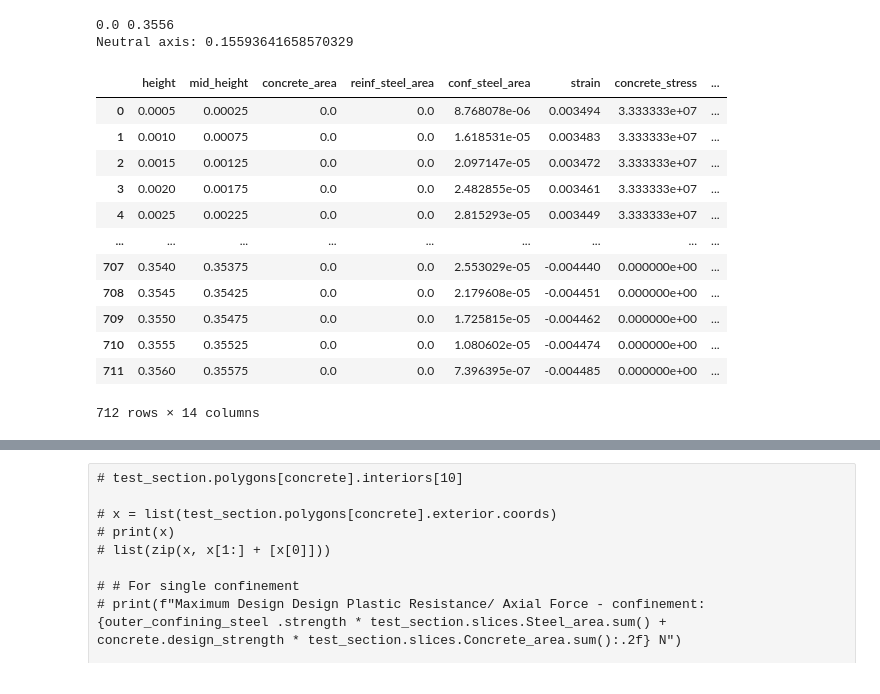
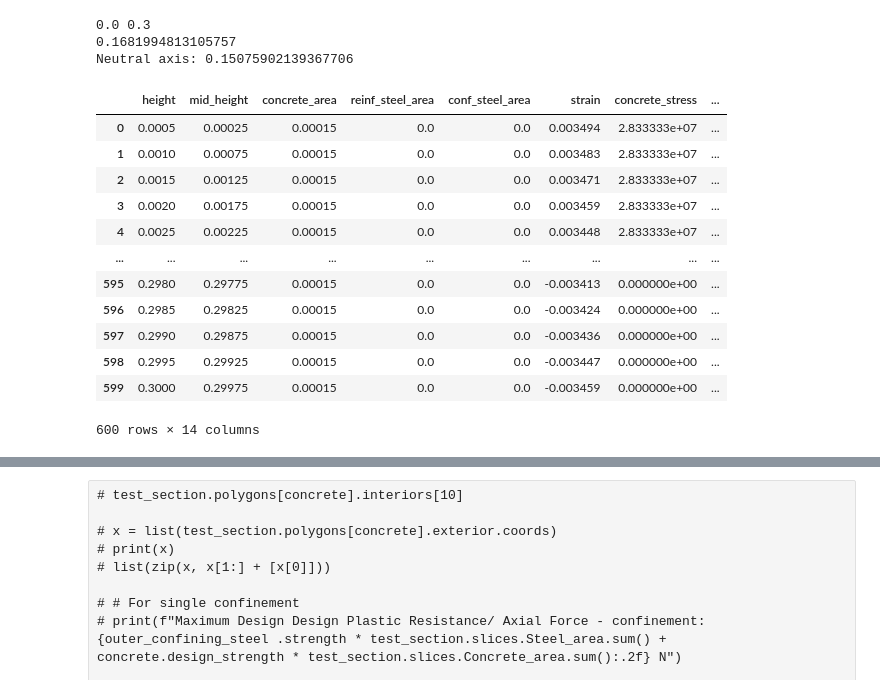
Before and after one commit to AntigoniChatzidaki/Thesis-Section-Analysis, a Jupyter notebook: Section_Analysis.ipynb, the cells around one changed output, grey strips where cells are left out. Drawn from its saved outputs; the diff is of its cells as text; code cells hidden in the pictures.

```diff
--- a/Section_Analysis.ipynb
+++ b/Section_Analysis.ipynb
@@ -13,7 +13,7 @@ from Sections import Rectangular, Section, HollowRectangular, HollowCircular
 frp = Material('FRP', 600e6, 80e9, 'black')
 conf_steel = Steel('Confining Steel', 190e9, 355e6, 'blue')
 reinf_steel = Steel('Reinforcing Steel', 190e9, 500e6, 'black')
-concrete = Concrete('Concrete', 37e9, 50e6, 'gray',None,conf_steel, 0.707878495, 2.5) # TODO
+concrete = Concrete('Concrete', 37e9, 50e6, 'gray',reinf_steel,None, 0.707878495, 2.5) # TODO
 
 # test_section = HollowRectangular(concrete, 0.600, 0.600,0.2,0.2,0.20)
 
@@ -25,12 +25,12 @@ concrete = Concrete('Concrete', 37e9, 50e6, 'gray',None,conf_steel, 0.707878495,
 title = '300x300_Original_Max_Mz_moments_z'
 
 
-test_outer_steel = HollowCircular(conf_steel, 0.3556, 0.0088, 0.1778, 0.1778)
-test_concrete = HollowCircular(concrete, 0.338, 0.04675, 0.1778, 0.1778)
-test_inner_steel = HollowCircular(conf_steel, 0.2445, 0.0063, 0.1778, 0.1778)
+# test_outer_steel = HollowCircular(conf_steel, 0.3556, 0.0088, 0.1778, 0.1778)
+# test_concrete = HollowCircular(concrete, 0.338, 0.04675, 0.1778, 0.1778)
+# test_inner_steel = HollowCircular(conf_steel, 0.2445, 0.0063, 0.1778, 0.1778)
 
-# test_section = Rectangular(concrete, 0.3, 0.3)
-# test_section.add_reinforcements(reinf_steel, 0.032, [(0.058,0.058) , (0.242,0.058) , (0.058,0.242) , (0.242,0.242)])
+test_section = Rectangular(concrete, 0.3, 0.3)
+test_section.add_reinforcements(reinf_steel, 0.032, [(0.058,0.058) , (0.242,0.058) , (0.058,0.242) , (0.242,0.242)])
 
 
 # test_section.add_reinforcements(reinf_steel, 0.032, [(0.075,0.075) , (0.525,0.075) , (0.075,0.525) , (0.525,0.525) , (0.225,0.075) , (0.075,0.225) , (0.525,0.225) , (0.225,0.525) , (0.375,0.075) , (0.075,0.375) , (0.375,0.525) , (0.525,0.375)
@@ -44,31 +44,32 @@ test_inner_steel = HollowCircular(conf_steel, 0.2445, 0.0063, 0.1778, 0.1778)
 
 # test_outer_steel = HollowRectangular(outer_confining_steel, 0.14, 0.26, 0.1274, 0.2474, 0.0063, 0, 0)
 # test_concrete = Rectangular(concrete, 0.1274, 0.2474, 0.0063, 0.0063)
-test_section = test_outer_steel + test_concrete + test_inner_steel
+# test_section = test_outer_steel + test_concrete + test_inner_steel
 # %%
 test_section.generate_slices()
 # test_section.slices.reinf_steel_area.sum()
-test_section.confinement_and_second_order_effect (4.6, 4e4, 29130, -14390 )# TODO
-test_section.calculate_neutral_axis( 4e4, 0.0088) # TODO
+test_section.confinement_and_second_order_effect (4.6, 1000000, 29130000, -14390000 )# TODO
+test_section.calculate_neutral_axis( 1000000, 0.0088) # TODO
 print("Neutral axis:", test_section.neutral_axis)
 test_section.slices.to_csv("output.csv")
 test_section.slices
 # %% [output]
-0.0 0.3556
-Neutral axis: 0.15593641658570329
+0.0 0.3
+0.1681994813105757
+Neutral axis: 0.15075902139367706
 |  | height | mid_height | concrete_area | reinf_steel_area | conf_steel_area | strain | concrete_stress | ... |
-| 0 | 0.0005 | 0.00025 | 0.0 | 0.0 | 8.768078e-06 | 0.003494 | 3.333333e+07 | ... |
-| 1 | 0.0010 | 0.00075 | 0.0 | 0.0 | 1.618531e-05 | 0.003483 | 3.333333e+07 | ... |
-| 2 | 0.0015 | 0.00125 | 0.0 | 0.0 | 2.097147e-05 | 0.003472 | 3.333333e+07 | ... |
-| 3 | 0.0020 | 0.00175 | 0.0 | 0.0 | 2.482855e-05 | 0.003461 | 3.333333e+07 | ... |
-| 4 | 0.0025 | 0.00225 | 0.0 | 0.0 | 2.815293e-05 | 0.003449 | 3.333333e+07 | ... |
+| 0 | 0.0005 | 0.00025 | 0.00015 | 0.0 | 0.0 | 0.003494 | 2.833333e+07 | ... |
+| 1 | 0.0010 | 0.00075 | 0.00015 | 0.0 | 0.0 | 0.003483 | 2.833333e+07 | ... |
+| 2 | 0.0015 | 0.00125 | 0.00015 | 0.0 | 0.0 | 0.003471 | 2.833333e+07 | ... |
+| 3 | 0.0020 | 0.00175 | 0.00015 | 0.0 | 0.0 | 0.003459 | 2.833333e+07 | ... |
+| 4 | 0.0025 | 0.00225 | 0.00015 | 0.0 | 0.0 | 0.003448 | 2.833333e+07 | ... |
 | ... | ... | ... | ... | ... | ... | ... | ... | ... |
-| 707 | 0.3540 | 0.35375 | 0.0 | 0.0 | 2.553029e-05 | -0.004440 | 0.000000e+00 | ... |
-| 708 | 0.3545 | 0.35425 | 0.0 | 0.0 | 2.179608e-05 | -0.004451 | 0.000000e+00 | ... |
-| 709 | 0.3550 | 0.35475 | 0.0 | 0.0 | 1.725815e-05 | -0.004462 | 0.000000e+00 | ... |
-| 710 | 0.3555 | 0.35525 | 0.0 | 0.0 | 1.080602e-05 | -0.004474 | 0.000000e+00 | ... |
-| 711 | 0.3560 | 0.35575 | 0.0 | 0.0 | 7.396395e-07 | -0.004485 | 0.000000e+00 | ... |
+| 595 | 0.2980 | 0.29775 | 0.00015 | 0.0 | 0.0 | -0.003413 | 0.000000e+00 | ... |
+| 596 | 0.2985 | 0.29825 | 0.00015 | 0.0 | 0.0 | -0.003424 | 0.000000e+00 | ... |
+| 597 | 0.2990 | 0.29875 | 0.00015 | 0.0 | 0.0 | -0.003436 | 0.000000e+00 | ... |
+| 598 | 0.2995 | 0.29925 | 0.00015 | 0.0 | 0.0 | -0.003447 | 0.000000e+00 | ... |
+| 599 | 0.3000 | 0.29975 | 0.00015 | 0.0 | 0.0 | -0.003459 | 0.000000e+00 | ... |
-712 rows × 14 columns
+600 rows × 14 columns
 # %%
 print(test_section.second_moments_of_area)
 print(f"Characteristic force plastic: {test_section.characteristic_force_plastic:.2f}[N]")
```
Also changed, not shown: parts of 6 cells of this notebook, 9 other files.
